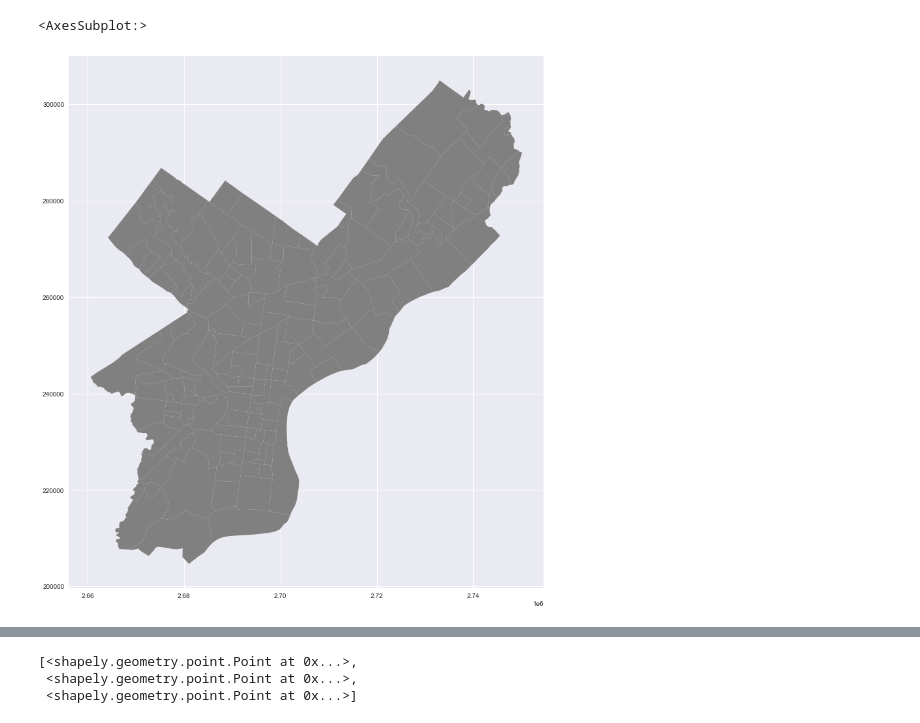
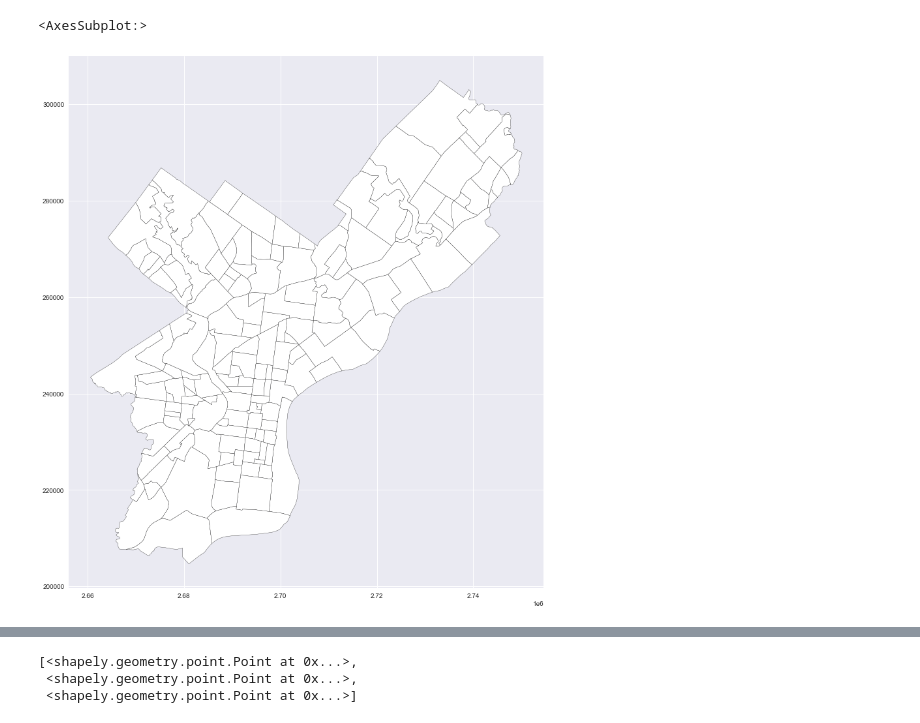
Before and after one commit to Pball01/vacant_lot, a Jupyter notebook: data_explore.ipynb, the cells around one changed output, grey strips where cells are left out. Saved outputs shown, nothing was run; the diff lists cells and outputs as text; code cells hidden in the pictures.

```diff
--- a/data_explore.ipynb
+++ b/data_explore.ipynb
@@ -62,13 +63,13 @@ philly_land.head()
 | 3 | 4 | 1629 S TANEY ST | BHATTI SARWAT A | NaN | VAC LAND RES < ACRE | 364283000.0 | 564768 | 2 | ... |
 | 4 | 5 | 2434 N BROAD ST | ELEBAH INC | NaN | VAC LAND COMM. < ACRE | 885151680.0 | 50430 | 5 | ... |
 # %%
-street_map = gpd.read_file("Neighborhoods_Philadelphia.shp")
+street_map = gpd.read_file("data/geo_shape/Neighborhoods_Philadelphia.shp")
 #Download shape file from here. Download all files under folder "Neighborhoods_philadelphia" and keep in the same folder https://github.com/azavea/geo-data
 fig,ax = plt.subplots(figsize =(15,15))
 plt.style.use('seaborn')
-street_map.plot(ax = ax, color = "grey")
+street_map.plot(ax = ax,  color = "white", edgecolor='black')
 # %% [output]
 <AxesSubplot:>
-[figure, old version]
+[figure, new version]
 # %%
 fig,ax = plt.subplots(figsize =(15,15))
```
Also changed, not shown: parts of 8 cells of this notebook, 14 other files.
